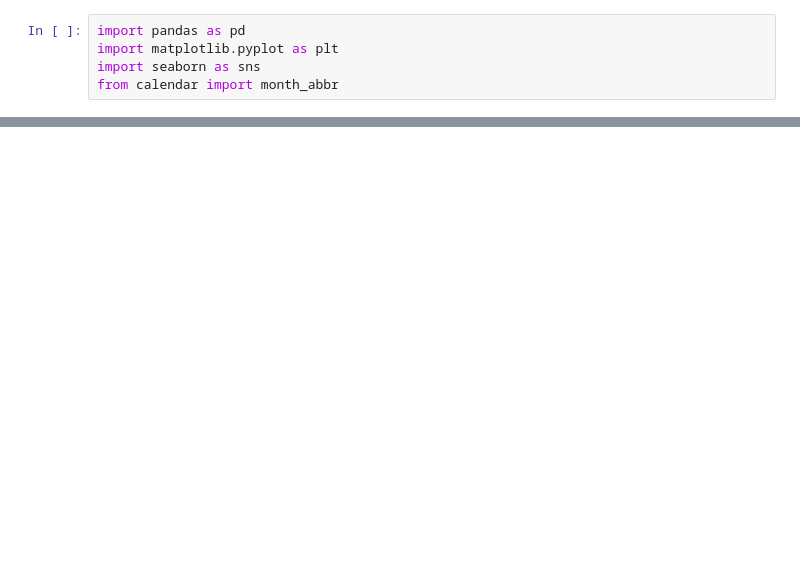
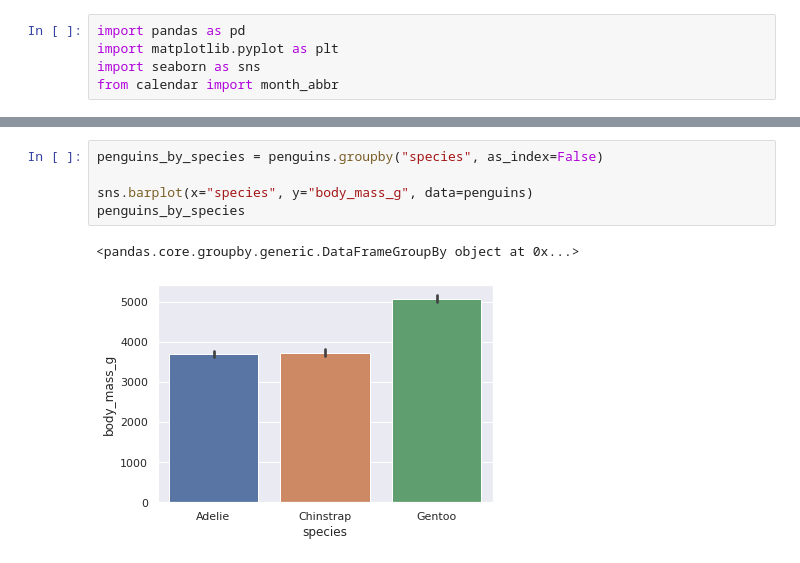
Before and after one commit to BoshraJaber/python-Data-Visualization, a Jupyter notebook: lab14.ipynb, the cells around one changed output, grey strips where cells are left out. Drawn from its saved outputs; the diff is of its cells as text; blank space fills up the shorter version.

```diff
--- a/lab14.ipynb
+++ b/lab14.ipynb
@@ -64 +24,9 @@ mpg_by_origin
+# %%
+penguins_by_species = penguins.groupby("species", as_index=False)
+
+sns.barplot(x="species", y="body_mass_g", data=penguins)
+penguins_by_species
+# %% [output]
+<pandas.core.groupby.generic.DataFrameGroupBy object at 0x...>
+[figure, added]
 # %%
```
Also changed, not shown: parts of 12 cells of this notebook, 1 other file.
